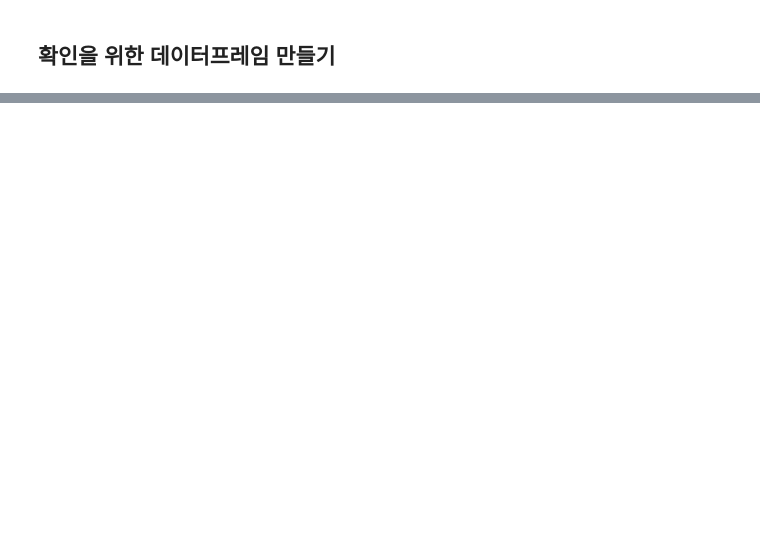
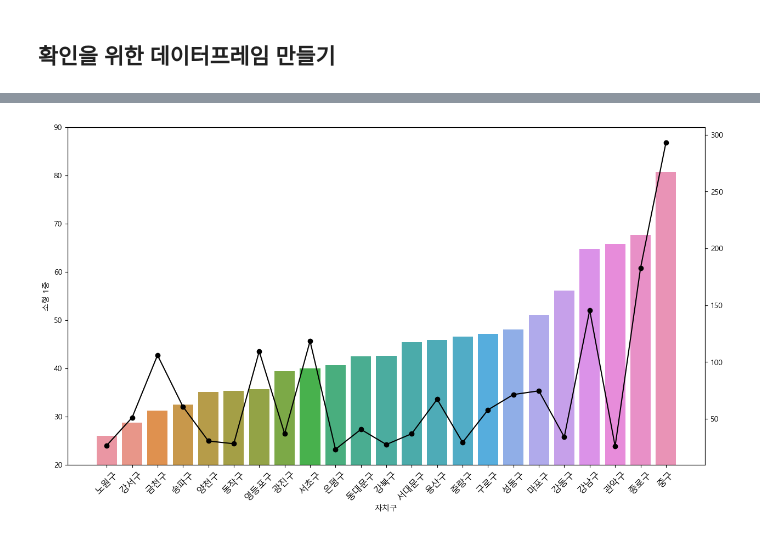
Before and after one commit to sangilhwang/downtown_walk, a Jupyter notebook: 자치구별 사업체 수 및 직장인 수.ipynb, the cells around one changed output, grey strips where cells are left out. Cells and saved outputs as stored; diff of their text form; code cells hidden in the pictures; blank space fills up the shorter version.

```diff
--- a/자치구별 사업체 수 및 직장인 수.ipynb
+++ b/자치구별 사업체 수 및 직장인 수.ipynb
@@ -434,0 +396,18 @@ plt.show()
+# %%
+fig = plt.figure(figsize = (15, 8))
+
+ax1 = fig.add_subplot(1, 1, 1)
+ax2 = ax1.twinx()
+
+groups = len(plot_data_sort_so.index)
+idx = np.arange(groups)
+
+sns.barplot(x = plot_data_sort_so.index, y = plot_data_sort_so["소형 1층"], ax = ax1)
+ax1.set_ylim(20, 90)
+ax2.plot(plot_data_sort_so.index, plot_data_sort_so["종사자수/자치구별인구"], "ko-")
+
+ax1.set_xticklabels([i for i in plot_data_sort_so.index], rotation = 45, size = 12)
+
+plt.show()
+# %% [output]
+[figure, added]
```
Also changed, not shown: parts of 15 cells of this notebook, 1 other file.
